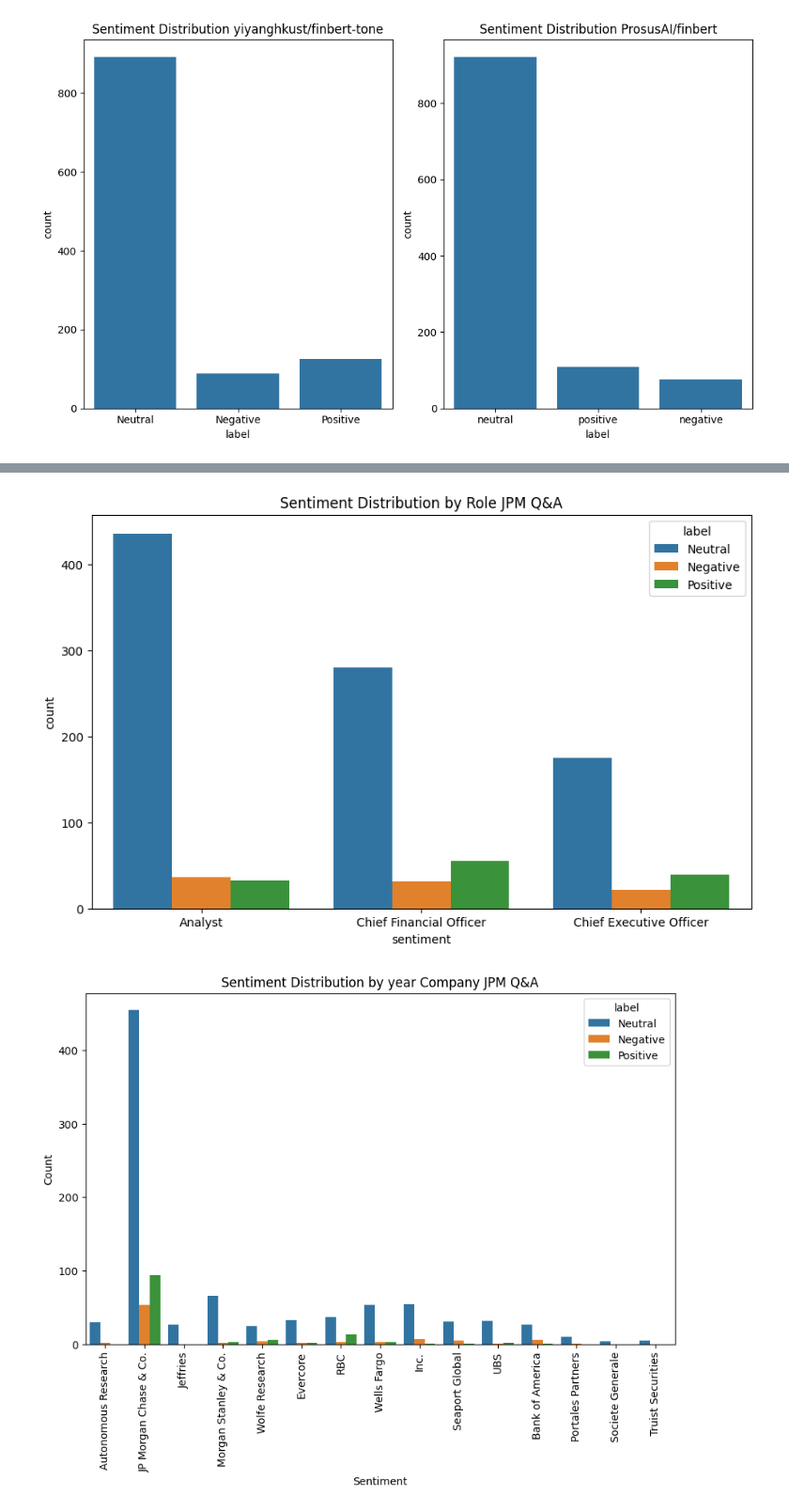
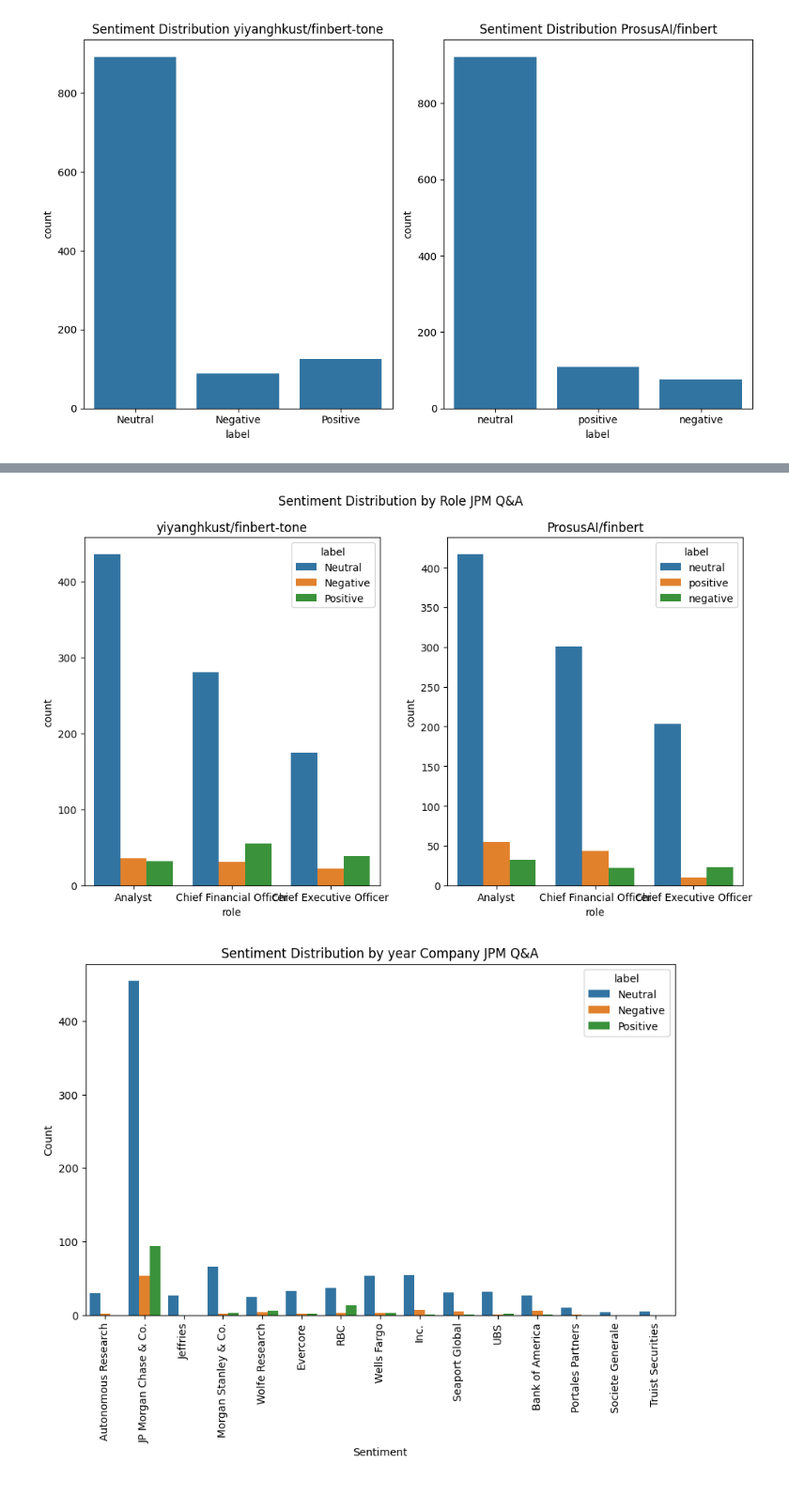
Before and after one commit to EErlando/Quarterly-Bytes, a Jupyter notebook: notebooks/2_exploratory_data_analysis/JKW_Sentiment_Analysis.ipynb, the cells around one changed output, grey strips where cells are left out. Shown at 94% size. Drawn from its saved outputs; the diff is of its cells as text; code cells hidden in the pictures.

```diff
--- a/notebooks/2_exploratory_data_analysis/JKW_Sentiment_Analysis.ipynb
+++ b/notebooks/2_exploratory_data_analysis/JKW_Sentiment_Analysis.ipynb
@@ -1079,12 +1077,14 @@ plt.show()
 # %%
-fig, ax = plt.subplots(figsize=(10, 6))
-sns.countplot(df_scored_qa_jpm, x="role", hue = 'label' )
-plt.title("Sentiment Distribution by Role JPM Q&A")
-plt.xlabel("sentiment")
-plt.ylabel("count")
+fig, ax = plt.subplots(1,2,figsize=(10, 6))
+sns.countplot(df_scored_qa_jpm_kust, x="role", hue = 'label', ax=ax[0])
+sns.countplot(df_scored_qa_jpm_prosus, x="role", hue = 'label', ax=ax[1])
+ax[0].set_title("yiyanghkust/finbert-tone")
+ax[1].set_title("ProsusAI/finbert")
+plt.suptitle("Sentiment Distribution by Role JPM Q&A")
+plt.tight_layout()
 plt.show()
 # %% [output]
-[figure, old version]
+[figure, new version]
 # %%
 fig, ax = plt.subplots(figsize=(10, 6))
 sns.countplot(df_scored_qa_jpm, x="company", hue= 'label')
```
Also changed, not shown: parts of 2 cells of this notebook.
